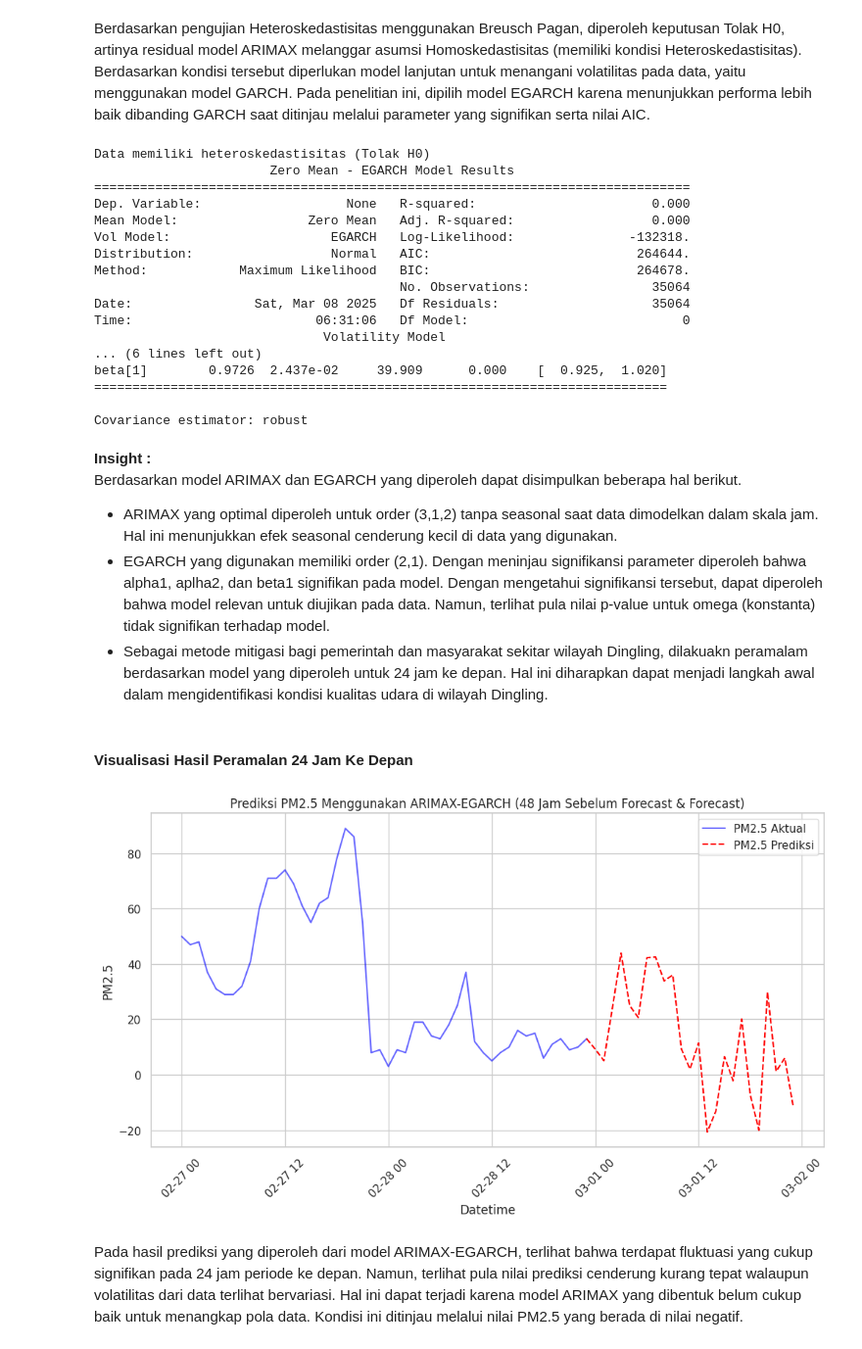
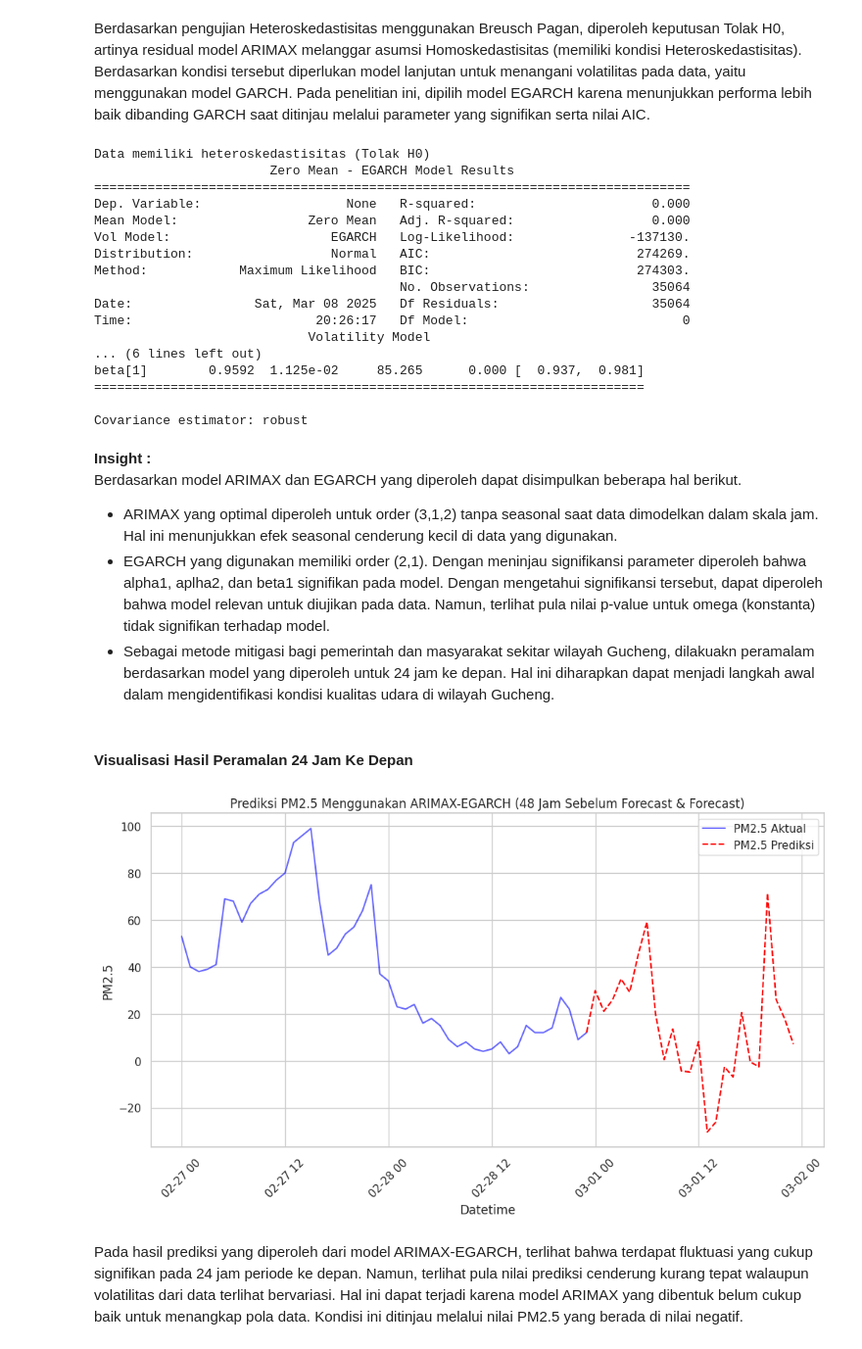
Before and after one commit to anugerahsurya/ProjekDashboard-LaskarAI, a Jupyter notebook: Proyek_Analisis_Data.ipynb, the cells around one changed output. Shown at 98% size. Cells and saved outputs as stored; diff of their text form; code cells hidden in the pictures.

```diff
--- a/Proyek_Analisis_Data.ipynb
+++ b/Proyek_Analisis_Data.ipynb
@@ -634,17 +636,17 @@ def ujiHeteroskedastisitas(residuals, exog):
 # %% [markdown]
 #### Pendefinisian Data
 # %%
-dataDingling = datasetBaru[datasetBaru['station'] == 'Dingling'].copy()
+dataGucheng = datasetBaru[datasetBaru['station'] == 'Gucheng'].copy()
 
 # Pastikan kolom tanggal dalam format datetime
-dataDingling["datetime"] = pd.to_datetime(dataDingling["datetime"])
-dataDingling.set_index("datetime", inplace=True)
-dataDingling = dataDingling.sort_index()
+dataGucheng["datetime"] = pd.to_datetime(dataGucheng["datetime"])
+dataGucheng.set_index("datetime", inplace=True)
+dataGucheng = dataGucheng.sort_index()
 
 varEksogen = ["PM10", "SO2", "NO2", "CO", "O3", "TEMP", "PRES", "DEWP", "RAIN"]
 # Pisahkan variabel target dan eksogen
-y = dataDingling["PM2.5"]
-X = dataDingling[varEksogen]
+y = dataGucheng["PM2.5"]
+X = dataGucheng[varEksogen]
 # %% [markdown]
 #### Uji Stasioneritas
 # %%
@@ -685,7 +687,7 @@ model_fit = model.fit(disp=False)
 # Simpan prediksi nilai tengah (tanpa volatilitas)
 predicted_Y = model_fit.forecast(steps=24, exog=X.iloc[-24:])
 # Buat prediksi dalam in-sample
-dataDingling['predicted'] = model_fit.fittedvalues
+dataGucheng['predicted'] = model_fit.fittedvalues
 
 # Cek Heteroskedastisitas
 heteroskedasticity_result = ujiHeteroskedastisitas(model_fit.resid, X)
@@ -707,23 +709,23 @@ model_egarch_fit = model_egarch.fit(disp="off")
 print(model_egarch_fit.summary())
 
 # Simpan volatilitas yang diprediksi
-dataDingling["volatility"] = model_egarch_fit.conditional_volatility
+dataGucheng["volatility"] = model_egarch_fit.conditional_volatility
 # %% [output]
 Data memiliki heteroskedastisitas (Tolak H0)
                        Zero Mean - EGARCH Model Results
 ==============================================================================
 Dep. Variable:                   None   R-squared:                       0.000
 Mean Model:                 Zero Mean   Adj. R-squared:                  0.000
-Vol Model:                     EGARCH   Log-Likelihood:               -132318.
-Distribution:                  Normal   AIC:                           264644.
-Method:            Maximum Likelihood   BIC:                           264678.
+Vol Model:                     EGARCH   Log-Likelihood:               -137130.
+Distribution:                  Normal   AIC:                           274269.
+Method:            Maximum Likelihood   BIC:                           274303.
                                         No. Observations:                35064
 Date:                Sat, Mar 08 2025   Df Residuals:                    35064
-Time:                        06:31:06   Df Model:                            0
-                              Volatility Model
+Time:                        20:26:17   Df Model:                            0
+                            Volatility Model
 ... (6 lines left out)
-beta[1]        0.9726  2.437e-02     39.909      0.000    [  0.925,  1.020]
-===========================================================================
+beta[1]        0.9592  1.125e-02     85.265      0.000 [  0.937,  0.981]
+========================================================================
 
 Covariance estimator: robust
 # %%
@@ -746,7 +748,7 @@ simulated_Y = predicted_Y + np.random.normal(0, predicted_volatility, size=horiz
 
 # Tampilkan hasil prediksi nilai Y (bukan hanya volatilitas)
 prediksi_df = pd.DataFrame({
-    "Tanggal": pd.date_range(start=dataDingling.index[-1], periods=horizon+1, freq="H")[1:],
+    "Tanggal": pd.date_range(start=dataGucheng.index[-1], periods=horizon+1, freq="H")[1:],
     "Prediksi_Y": simulated_Y
 })
 # %% [markdown]
@@ -754,42 +756,42 @@ prediksi_df = pd.DataFrame({
 Berdasarkan model ARIMAX dan EGARCH yang diperoleh dapat disimpulkan beberapa hal berikut.
 - ARIMAX yang optimal diperoleh untuk order (3,1,2) tanpa seasonal saat data dimodelkan dalam skala jam. Hal ini menunjukkan efek seasonal cenderung kecil di data yang digunakan.
 - EGARCH yang digunakan memiliki order (2,1). Dengan meninjau signifikansi parameter diperoleh bahwa alpha1, aplha2, dan beta1 signifikan pada model. Dengan mengetahui signifikansi tersebut, dapat diperoleh bahwa model relevan untuk diujikan pada data. Namun, terlihat pula nilai p-value untuk omega (konstanta) tidak signifikan terhadap model.
-- Sebagai metode mitigasi bagi pemerintah dan masyarakat sekitar wilayah Dingling, dilakuakn peramalam berdasarkan model yang diperoleh untuk 24 jam ke depan. Hal ini diharapkan dapat menjadi langkah awal dalam mengidentifikasi kondisi kualitas udara di wilayah Dingling.
+- Sebagai metode mitigasi bagi pemerintah dan masyarakat sekitar wilayah Gucheng, dilakuakn peramalam berdasarkan model yang diperoleh untuk 24 jam ke depan. Hal ini diharapkan dapat menjadi langkah awal dalam mengidentifikasi kondisi kualitas udara di wilayah Gucheng.
 # %% [markdown]
 #### Visualisasi Hasil Peramalan 24 Jam Ke Depan
 # %%
 sns.set(style="whitegrid")
 
 # Ambil data 48 jam sebelum forecast
 historical_window = 48
-data_historical = dataDingling.iloc[-historical_window:]
+data_historical = dataGucheng.iloc[-historical_window:]
 
 # Gabungkan titik terakhir data historis dengan titik pertama prediksi
 last_actual_time = data_historical.index[-1]
 first_pred_time = prediksi_df["Tanggal"].iloc[0]
 if last_actual_time != first_pred_time:
     bridging_point = pd.DataFrame({
         "Tanggal": [last_actual_time],
         "Prediksi_Y": [data_historical["PM2.5"].iloc[-1]]
     })
     prediksi_df = pd.concat([bridging_point, prediksi_df], ignore_index=True)
 
 # Plot data historis PM2.5
 plt.figure(figsize=(12, 6))
 plt.plot(data_historical.index, data_historical["PM2.5"], label="PM2.5 Aktual", color="blue", alpha=0.6)
 
 # Plot hasil prediksi PM2.5
 plt.plot(prediksi_df["Tanggal"], prediksi_df["Prediksi_Y"], label="PM2.5 Prediksi", color="red", linestyle="dashed")
 
 # Label dan judul
 plt.xlabel("Datetime")
 plt.ylabel("PM2.5")
 plt.title("Prediksi PM2.5 Menggunakan ARIMAX-EGARCH (48 Jam Sebelum Forecast & Forecast)")
 plt.legend()
 plt.xticks(rotation=45)
 plt.show()
 # %% [output]
-[figure, old version]
+[figure, new version]
 # %% [markdown]
 Pada hasil prediksi yang diperoleh dari model ARIMAX-EGARCH, terlihat bahwa terdapat fluktuasi yang cukup signifikan pada 24 jam periode ke depan. Namun, terlihat pula nilai prediksi cenderung kurang tepat walaupun volatilitas dari data terlihat bervariasi. Hal ini dapat terjadi karena model ARIMAX yang dibentuk belum cukup baik untuk menangkap pola data. Kondisi ini ditinjau melalui nilai PM2.5 yang berada di nilai negatif.
 # %% [markdown]
```
Also changed, not shown: parts of 12 cells of this notebook, 1 other file.
